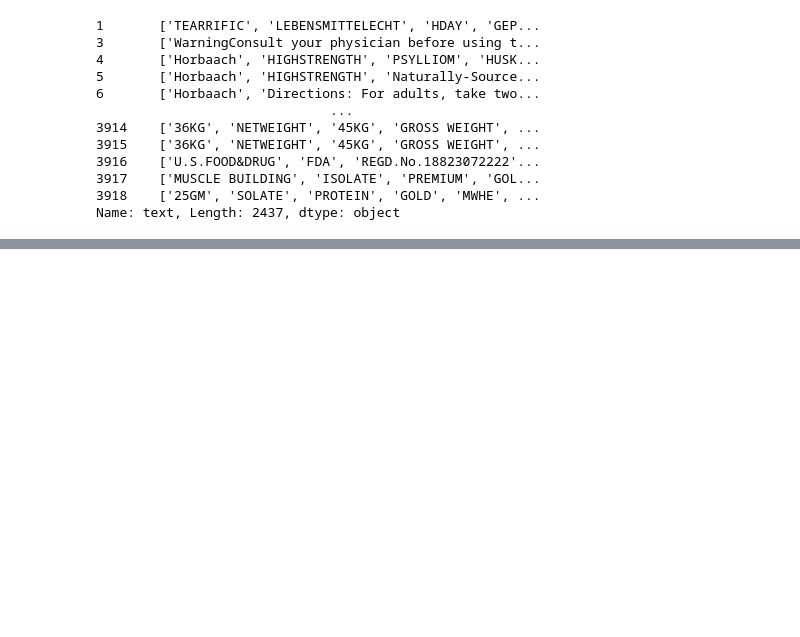
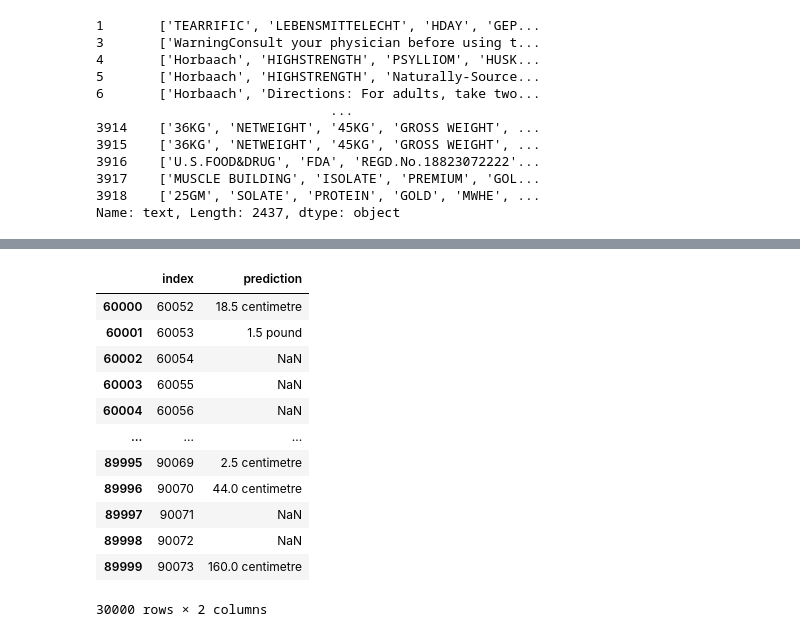
Before and after one commit to paakhim10/g2ap-ml-challenge, a Jupyter notebook: helper/run.ipynb, the cells around one changed output, grey strips where cells are left out. Cells and saved outputs as stored; diff of their text form; code cells hidden in the pictures; blank space fills up the shorter version.

```diff
--- a/helper/run.ipynb
+++ b/helper/run.ipynb
@@ -272,0 +297,11 @@ df3.to_csv("./split/data3.csv", index=False)
+# %%
+pred1 = pd.read_csv("./split/output/outputstest1.csv")
+pred2 = pd.read_csv("./split/output/outputstest2.csv")
+pred3 = pd.read_csv("./split/output/outputstest3.csv")
+
+pre_output = pd.read_csv("./../submissions/output_3.csv")
+# %%
+pre1 = pre_output[:30000]
+pre2 = pre_output[30000:60000]
+pre3 = pre_output[60000:90000]
+pre4 = pre_output[90000:]
@@ -272,0 +312,18 @@ df3.to_csv("./split/data3.csv", index=False)
+# %%
+pre3.update(pred3)
+# %%
+pre3
+# %% [output]
+|  | index | prediction |
+| 60000 | 60052 | 18.5 centimetre |
+| 60001 | 60053 | 1.5 pound |
+| 60002 | 60054 | NaN |
+| 60003 | 60055 | NaN |
+| 60004 | 60056 | NaN |
+| ... | ... | ... |
+| 89995 | 90069 | 2.5 centimetre |
+| 89996 | 90070 | 44.0 centimetre |
+| 89997 | 90071 | NaN |
+| 89998 | 90072 | NaN |
+| 89999 | 90073 | 160.0 centimetre |
+30000 rows × 2 columns
```
Also changed, not shown: parts of 12 cells of this notebook, 19 other files.
